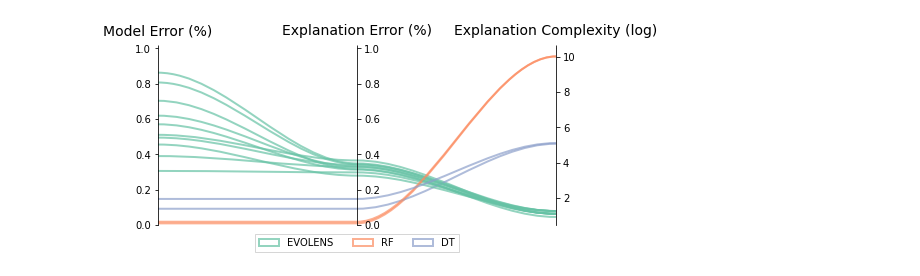
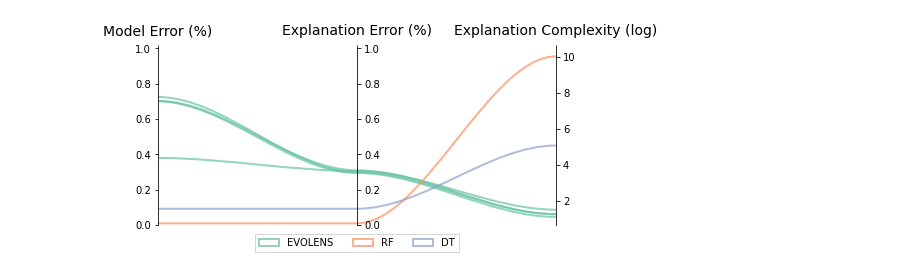
Before and after one commit to pietrobarbiero/gods21, a Jupyter notebook: experiments/miceprotein/postprocessing.ipynb, the cells around one changed output. Saved outputs shown, nothing was run; the diff lists cells and outputs as text; code cells hidden in the pictures.

```diff
--- a/experiments/miceprotein/postprocessing.ipynb
+++ b/experiments/miceprotein/postprocessing.ipynb
@@ -45,10 +46,10 @@ sss = StratifiedShuffleSplit(n_splits=5, random_state=42)
 sss.get_n_splits(x, y)
 results = pd.DataFrame([], columns=['Model', 'Model Error (%)', 'Explanation Error (%)', 'Explanation Complexity (log)'])
 for split, (train_index, test_index) in enumerate(sss.split(x, y)):
-    if split > 1:
+    if split > 0:
         break
     for model_name in models:
-        model_path = os.path.join('./artifacts', str(split), model_name)
+        model_path = os.path.join('./artifacts1', str(split), model_name)
         model = joblib.load(os.path.join(model_path, "model.pkl"))
         if model_name == 'EVOLENS':
             for sol in model.optimal_solutions_:
@@ -121,32 +114,33 @@ for i, ax in enumerate(axes):
         ax.yaxis.set_ticks_position('right')
         ax.spines["right"].set_position(("axes", i / (ys.shape[1] - 1)))
 
 host.set_xlim(0, ys.shape[1] - 1)
 host.set_xticks(range(ys.shape[1]))
 host.set_xticklabels(ynames, fontsize=14)
 host.tick_params(axis='x', which='major', pad=7)
 host.spines['right'].set_visible(False)
 host.xaxis.tick_top()
 # host.set_title('Parallel Coordinates Plot — Iris', fontsize=18, pad=12)
 
-colors = plt.cm.Set2.colors
+my_cmap = matplotlib.colors.ListedColormap(plt.cm.Set2.colors[:3], name='my_colormap_name')
+colors = my_cmap.colors
 model_ids = [model_id[i] for i in results['Model'].values]
 legend_handles = [None for _ in model_ids]
 for j in range(ys.shape[0]):
     # create bezier curves
     verts = list(zip([x for x in np.linspace(0, len(ys) - 1, len(ys) * 3 - 2, endpoint=True)],
                      np.repeat(zs[j, :], 3)[1:-1]))
     codes = [Path.MOVETO] + [Path.CURVE4 for _ in range(len(verts) - 1)]
     path = Path(verts, codes)
     patch = patches.PathPatch(path, facecolor='none', lw=2, alpha=0.7, edgecolor=colors[model_ids[j]])
     legend_handles[model_ids[j]] = patch
     host.add_patch(patch)
 host.legend(legend_handles, model_id.keys(),
             loc='lower center', bbox_to_anchor=(0.5, -0.18),
             ncol=len(model_id.keys()), fancybox=False, shadow=False)
 plt.tight_layout()
 plt.savefig(os.path.join(result_dir, 'pareto.png'), facecolor='white', transparent=False)
 plt.savefig(os.path.join(result_dir, 'pareto.pdf'), facecolor='white', transparent=False)
 plt.show()
 # %% [output]
-[figure, old version]
+[figure, new version]
```
Also changed, not shown: parts of 4 cells of this notebook, 4 other files.
